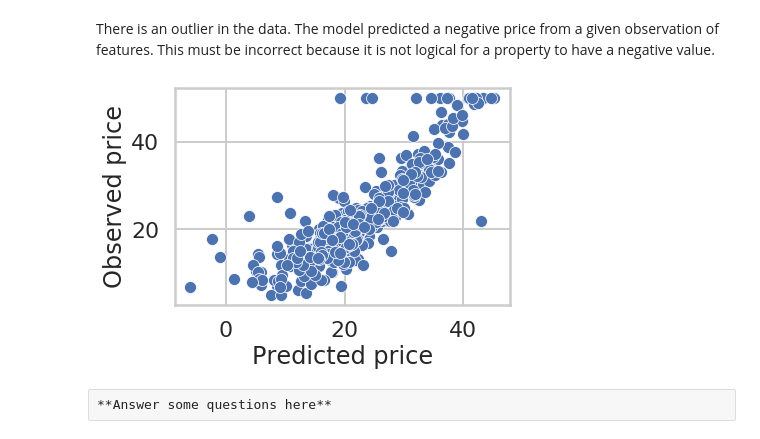
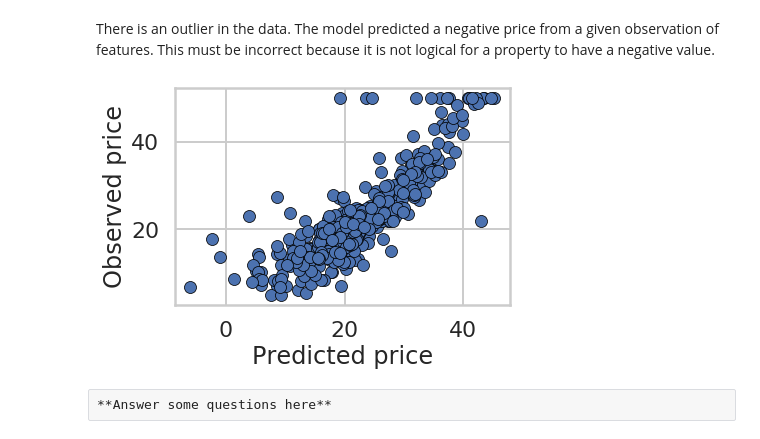
Before and after one commit to AHalarewicz/LinearRegression, a Jupyter notebook: linear_regression/Mini_Project_Linear_Regression.ipynb, the cells around one changed output. Saved outputs shown, nothing was run; the diff lists cells and outputs as text; code cells hidden in the pictures.

```diff
--- a/linear_regression/Mini_Project_Linear_Regression.ipynb
+++ b/linear_regression/Mini_Project_Linear_Regression.ipynb
@@ -675,11 +675,11 @@ outlier:  -6.0063194120882315
 # %% [markdown]
 There is an outlier in the data. The model predicted a negative price from a given observation of features. This must be incorrect because it is not logical for a property to have a negative value.
 # %%
-_ = sns.scatterplot(y_pred, bos.PRICE)
+_ = sns.scatterplot(y_pred, bos.PRICE, edgecolor='k')
 _ = plt.xlabel('Predicted price')
 _ = plt.ylabel('Observed price')
 # %% [output]
-[figure, old version]
+[figure, new version]
 # %% [raw]
 **Answer some questions here**
 # %% [markdown]
```
Also changed, not shown: parts of 26 cells of this notebook.
